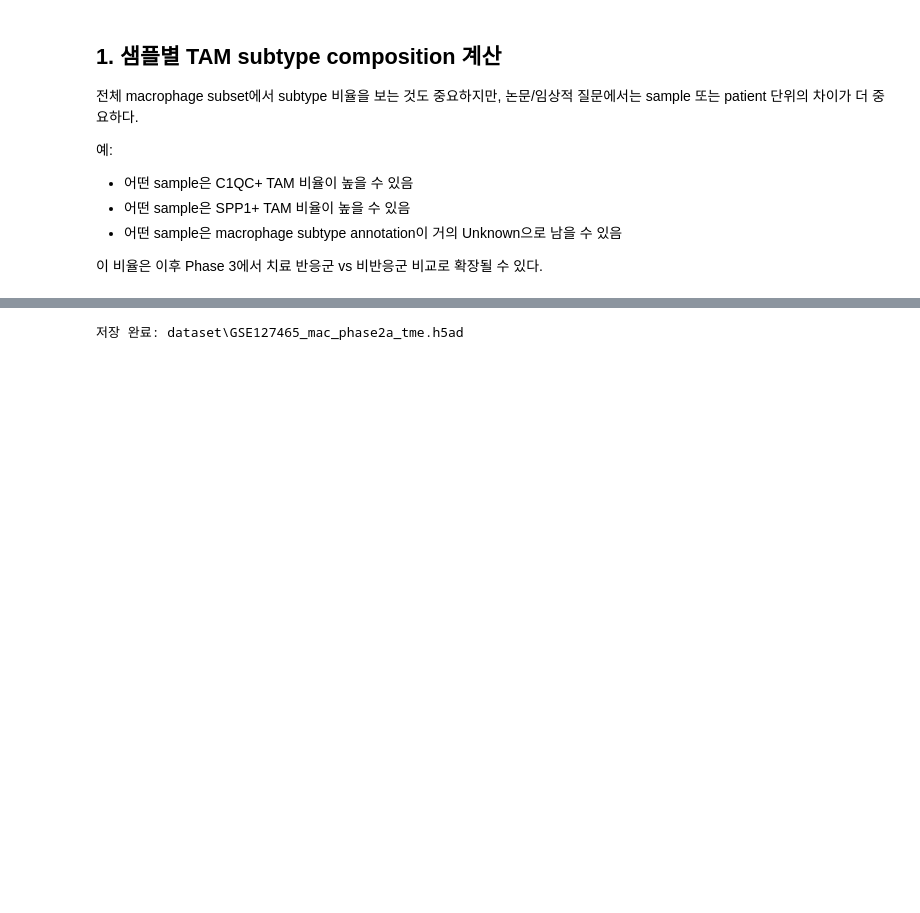
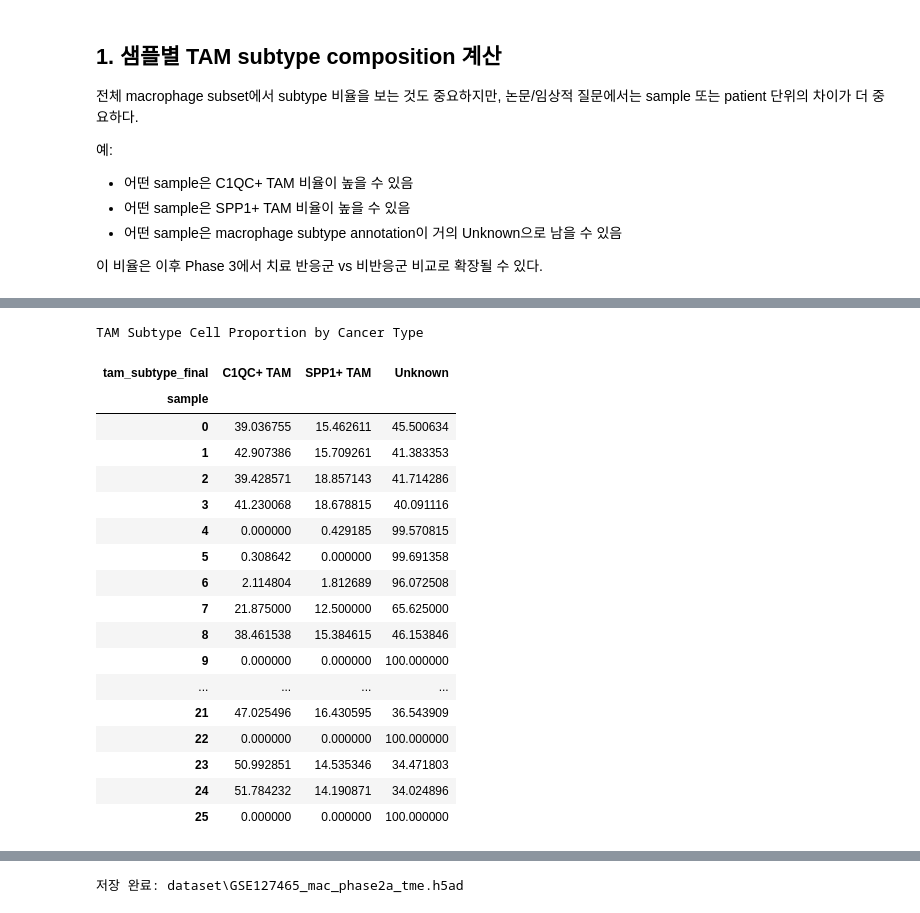
Before and after one commit to boeun02/scRNA-seq-Cancer-Immunology-Analysis, a Jupyter notebook: phase2_analysis/03_TME_composition.ipynb, the cells around one changed output, grey strips where cells are left out. Drawn from its saved outputs; the diff is of its cells as text; code cells hidden in the pictures; blank space fills up the shorter version.

```diff
--- a/phase2_analysis/03_TME_composition.ipynb
+++ b/phase2_analysis/03_TME_composition.ipynb
@@ -112,0 +172,45 @@ TAM Subtype Composition by Cancer Type
+# %%
+# tentative 통합
+mac.obs["tam_subtype_final"] = (
+    mac.obs["tam_subtype"]
+    .replace({
+        "C1QC+ TAM (tentative)": "C1QC+ TAM",
+        "SPP1+ TAM (tentative)": "SPP1+ TAM",
+    })
+)
+# %%
+# composition 재계산
+composition_final = (
+    mac.obs
+    .groupby(["sample", "tam_subtype_final"], observed=False)
+    .size()
+    .unstack(fill_value=0)
+)
+
+composition_pct_final = (
+    composition_final
+    .div(composition_final.sum(axis=1), axis=0)
+    * 100
+)
+
+display(composition_pct_final.style.set_caption('TAM Subtype Cell Proportion by Cancer Type'))
+# %% [output]
+TAM Subtype Cell Proportion by Cancer Type
+| tam_subtype_final | C1QC+ TAM | SPP1+ TAM | Unknown |
+| sample |  |  |  |
+| 0 | 39.036755 | 15.462611 | 45.500634 |
+| 1 | 42.907386 | 15.709261 | 41.383353 |
+| 2 | 39.428571 | 18.857143 | 41.714286 |
+| 3 | 41.230068 | 18.678815 | 40.091116 |
+| 4 | 0.000000 | 0.429185 | 99.570815 |
+| 5 | 0.308642 | 0.000000 | 99.691358 |
+| 6 | 2.114804 | 1.812689 | 96.072508 |
+| 7 | 21.875000 | 12.500000 | 65.625000 |
+| 8 | 38.461538 | 15.384615 | 46.153846 |
+| 9 | 0.000000 | 0.000000 | 100.000000 |
+| ... | ... | ... | ... |
+| 21 | 47.025496 | 16.430595 | 36.543909 |
+| 22 | 0.000000 | 0.000000 | 100.000000 |
+| 23 | 50.992851 | 14.535346 | 34.471803 |
+| 24 | 51.784232 | 14.190871 | 34.024896 |
+| 25 | 0.000000 | 0.000000 | 100.000000 |
```
Also changed, not shown: parts of 18 cells of this notebook, 1 other file.
